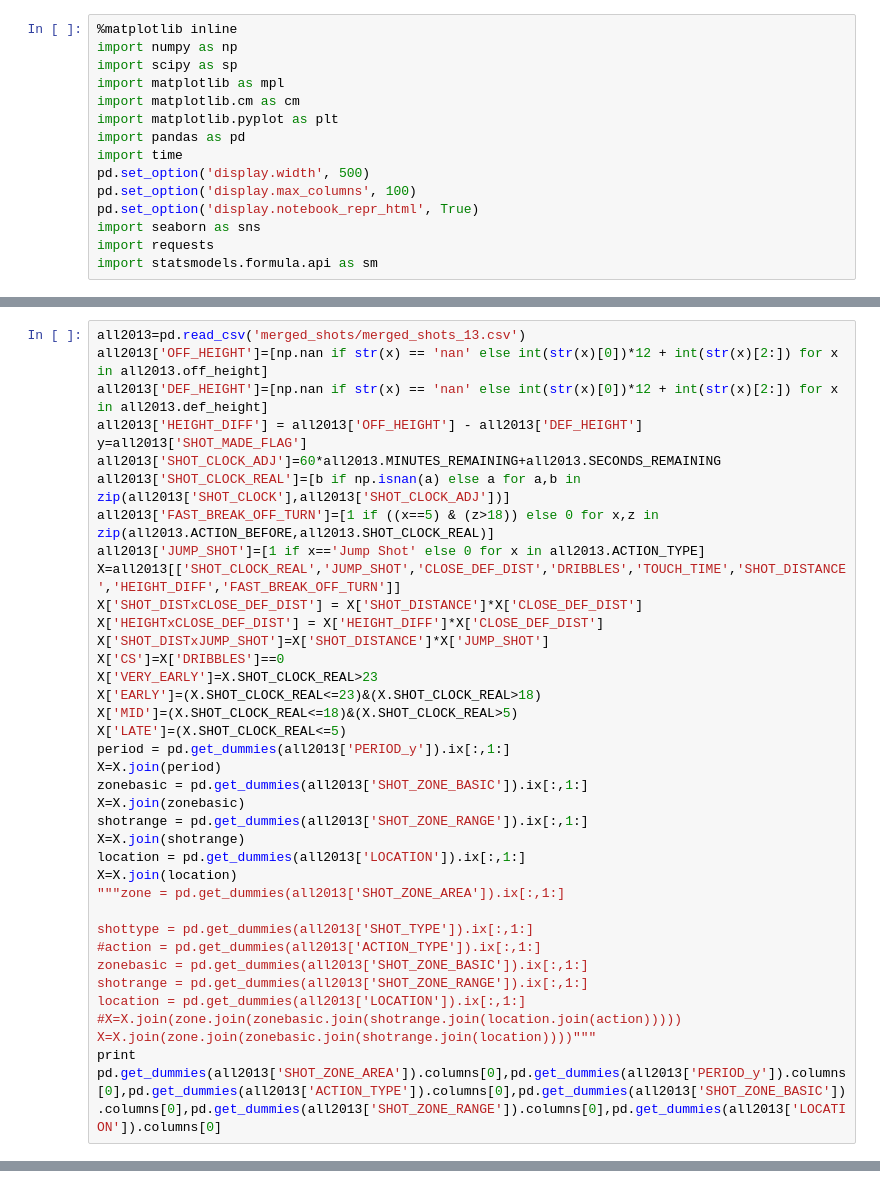
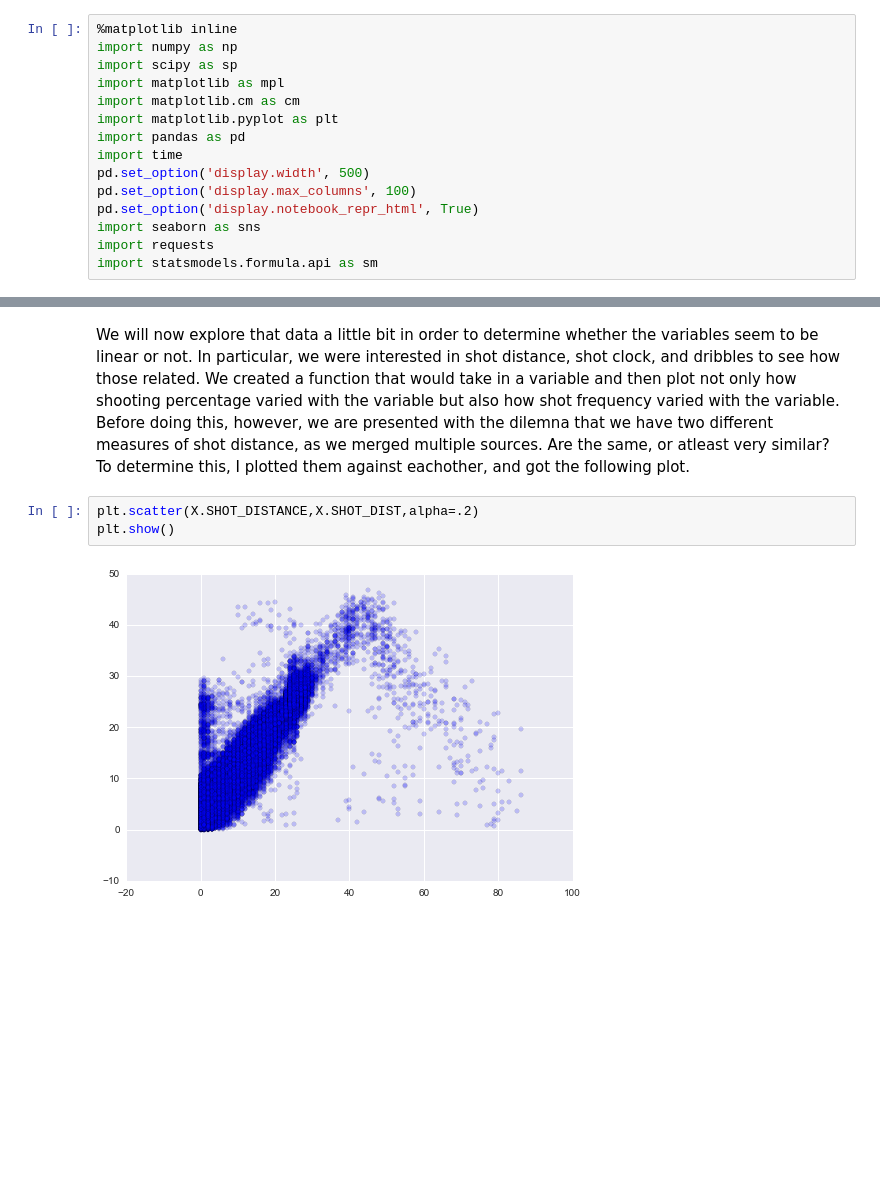
Before and after one commit to hwchase17/sportvu, a Jupyter notebook: Lasso.ipynb, the cells around one changed output, grey strips where cells are left out. Cells and saved outputs as stored; diff of their text form; blank space fills up the shorter version.

```diff
--- a/Lasso.ipynb
+++ b/Lasso.ipynb
@@ -75,37 +73,0 @@ See the the caveats in the documentation: http://pandas.pydata.org/pandas-docs/s
-# %%
-all2013=pd.read_csv('merged_shots/merged_shots_13.csv')
-all2013['OFF_HEIGHT']=[np.nan if str(x) == 'nan' else int(str(x)[0])*12 + int(str(x)[2:]) for x in all2013.off_height]
-all2013['DEF_HEIGHT']=[np.nan if str(x) == 'nan' else int(str(x)[0])*12 + int(str(x)[2:]) for x in all2013.def_height]
-all2013['HEIGHT_DIFF'] = all2013['OFF_HEIGHT'] - all2013['DEF_HEIGHT']
-y=all2013['SHOT_MADE_FLAG']
-all2013['SHOT_CLOCK_ADJ']=60*all2013.MINUTES_REMAINING+all2013.SECONDS_REMAINING
-all2013['SHOT_CLOCK_REAL']=[b if np.isnan(a) else a for a,b in zip(all2013['SHOT_CLOCK'],all2013['SHOT_CLOCK_ADJ'])]
-all2013['FAST_BREAK_OFF_TURN']=[1 if ((x==5) & (z>18)) else 0 for x,z in zip(all2013.ACTION_BEFORE,all2013.SHOT_CLOCK_REAL)]
-all2013['JUMP_SHOT']=[1 if x=='Jump Shot' else 0 for x in all2013.ACTION_TYPE]
-X=all2013[['SHOT_CLOCK_REAL','JUMP_SHOT','CLOSE_DEF_DIST','DRIBBLES','TOUCH_TIME','SHOT_DISTANCE','HEIGHT_DIFF','FAST_BREAK_OFF_TURN']]
-X['SHOT_DISTxCLOSE_DEF_DIST'] = X['SHOT_DISTANCE']*X['CLOSE_DEF_DIST']
-X['HEIGHTxCLOSE_DEF_DIST'] = X['HEIGHT_DIFF']*X['CLOSE_DEF_DIST']
-X['SHOT_DISTxJUMP_SHOT']=X['SHOT_DISTANCE']*X['JUMP_SHOT']
-X['CS']=X['DRIBBLES']==0
-X['VERY_EARLY']=X.SHOT_CLOCK_REAL>23
-X['EARLY']=(X.SHOT_CLOCK_REAL<=23)&(X.SHOT_CLOCK_REAL>18)
-X['MID']=(X.SHOT_CLOCK_REAL<=18)&(X.SHOT_CLOCK_REAL>5)
-X['LATE']=(X.SHOT_CLOCK_REAL<=5)
-period = pd.get_dummies(all2013['PERIOD_y']).ix[:,1:]
-X=X.join(period)
-zonebasic = pd.get_dummies(all2013['SHOT_ZONE_BASIC']).ix[:,1:]
-X=X.join(zonebasic)
-shotrange = pd.get_dummies(all2013['SHOT_ZONE_RANGE']).ix[:,1:]
-X=X.join(shotrange)
-location = pd.get_dummies(all2013['LOCATION']).ix[:,1:]
-X=X.join(location)
-"""zone = pd.get_dummies(all2013['SHOT_ZONE_AREA']).ix[:,1:]
-
-shottype = pd.get_dummies(all2013['SHOT_TYPE']).ix[:,1:]
-#action = pd.get_dummies(all2013['ACTION_TYPE']).ix[:,1:]
-zonebasic = pd.get_dummies(all2013['SHOT_ZONE_BASIC']).ix[:,1:]
-shotrange = pd.get_dummies(all2013['SHOT_ZONE_RANGE']).ix[:,1:]
-location = pd.get_dummies(all2013['LOCATION']).ix[:,1:]
-#X=X.join(zone.join(zonebasic.join(shotrange.join(location.join(action)))))
-X=X.join(zone.join(zonebasic.join(shotrange.join(location))))"""
-print pd.get_dummies(all2013['SHOT_ZONE_AREA']).columns[0],pd.get_dummies(all2013['PERIOD_y']).columns[0],pd.get_dummies(all2013['ACTION_TYPE']).columns[0],pd.get_dummies(all2013['SHOT_ZONE_BASIC']).columns[0],pd.get_dummies(all2013['SHOT_ZONE_RANGE']).columns[0],pd.get_dummies(all2013['LOCATION']).columns[0]
@@ -130,0 +74,7 @@ Back Court(BC) 1.0 Alley Oop Dunk Shot Above the Break 3 16-24 ft. A
+# %% [markdown]
+We will now explore that data a little bit in order to determine whether the variables seem to be linear or not. In particular, we were interested in shot distance, shot clock, and dribbles to see how those related. We created a function that would take in a variable and then plot not only how shooting percentage varied with the variable but also how shot frequency varied with the variable. Before doing this, however, we are presented with the dilemna that we have two different measures of shot distance, as we merged multiple sources. Are the same, or atleast very similar? To determine this, I plotted them against eachother, and got the following plot.
+# %%
+plt.scatter(X.SHOT_DISTANCE,X.SHOT_DIST,alpha=.2)
+plt.show()
+# %% [output]
+[figure, added]
```
Also changed, not shown: parts of 156 cells of this notebook, 1 other file.
